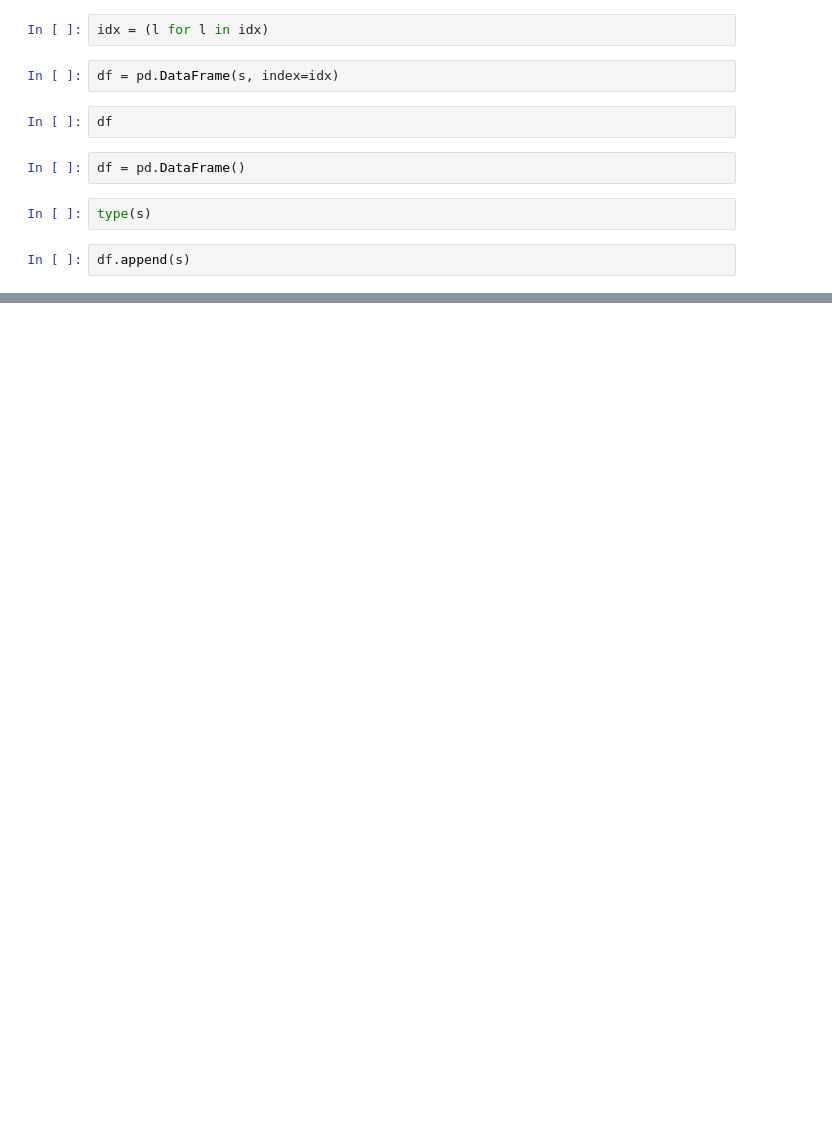
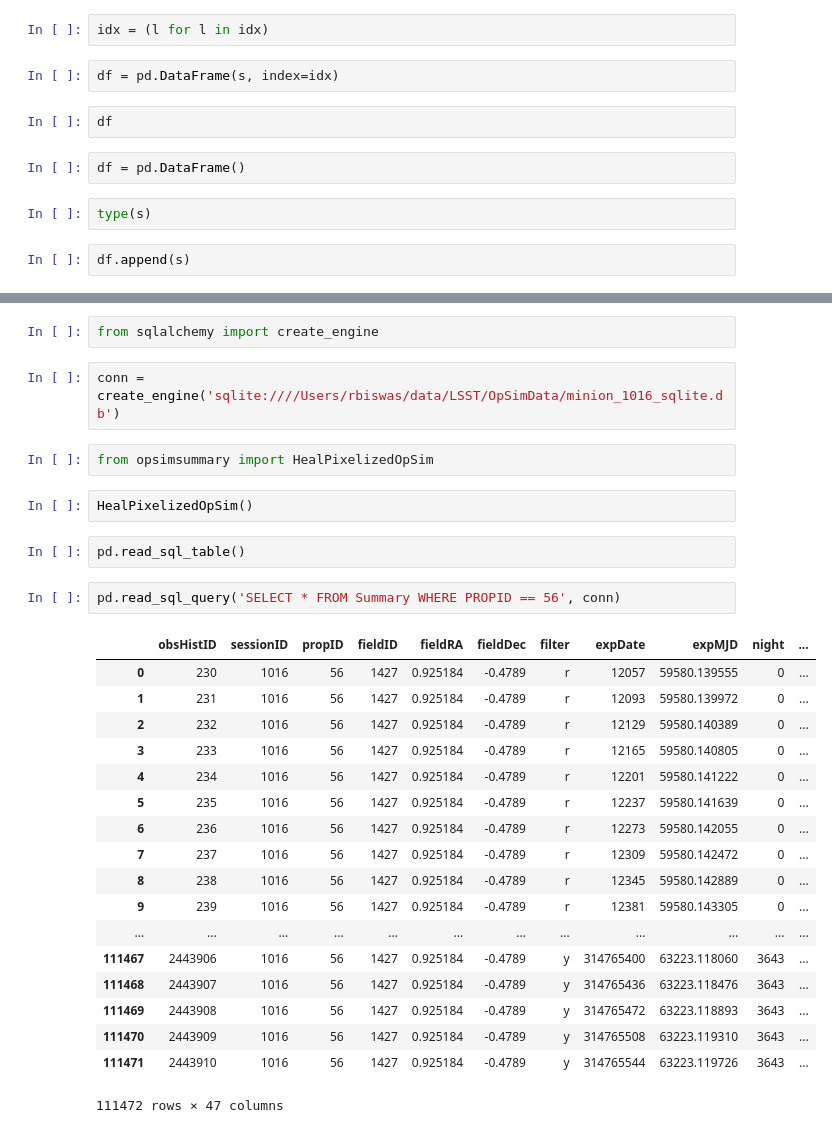
Before and after one commit to rbiswas4/SimPRVO, a Jupyter notebook: examples/Demo_BasicSimulations.ipynb, the cells around one changed output, grey strips where cells are left out. Saved outputs shown, nothing was run; the diff lists cells and outputs as text; blank space fills up the shorter version.

```diff
--- a/examples/Demo_BasicSimulations.ipynb
+++ b/examples/Demo_BasicSimulations.ipynb
@@ -651,0 +883,31 @@ df.append(s)
+# %%
+from sqlalchemy import create_engine
+# %%
+conn = create_engine('sqlite:////Users/rbiswas/data/LSST/OpSimData/minion_1016_sqlite.db')
+# %%
+from opsimsummary import HealPixelizedOpSim
+# %%
+HealPixelizedOpSim()
+# %%
+pd.read_sql_table()
+# %%
+pd.read_sql_query('SELECT * FROM Summary WHERE PROPID == 56', conn)
+# %% [output]
+|  | obsHistID | sessionID | propID | fieldID | fieldRA | fieldDec | filter | expDate | expMJD | night | ... |
+| 0 | 230 | 1016 | 56 | 1427 | 0.925184 | -0.4789 | r | 12057 | 59580.139555 | 0 | ... |
+| 1 | 231 | 1016 | 56 | 1427 | 0.925184 | -0.4789 | r | 12093 | 59580.139972 | 0 | ... |
+| 2 | 232 | 1016 | 56 | 1427 | 0.925184 | -0.4789 | r | 12129 | 59580.140389 | 0 | ... |
+| 3 | 233 | 1016 | 56 | 1427 | 0.925184 | -0.4789 | r | 12165 | 59580.140805 | 0 | ... |
+| 4 | 234 | 1016 | 56 | 1427 | 0.925184 | -0.4789 | r | 12201 | 59580.141222 | 0 | ... |
+| 5 | 235 | 1016 | 56 | 1427 | 0.925184 | -0.4789 | r | 12237 | 59580.141639 | 0 | ... |
+| 6 | 236 | 1016 | 56 | 1427 | 0.925184 | -0.4789 | r | 12273 | 59580.142055 | 0 | ... |
+| 7 | 237 | 1016 | 56 | 1427 | 0.925184 | -0.4789 | r | 12309 | 59580.142472 | 0 | ... |
+| 8 | 238 | 1016 | 56 | 1427 | 0.925184 | -0.4789 | r | 12345 | 59580.142889 | 0 | ... |
+| 9 | 239 | 1016 | 56 | 1427 | 0.925184 | -0.4789 | r | 12381 | 59580.143305 | 0 | ... |
+| ... | ... | ... | ... | ... | ... | ... | ... | ... | ... | ... | ... |
+| 111467 | 2443906 | 1016 | 56 | 1427 | 0.925184 | -0.4789 | y | 314765400 | 63223.118060 | 3643 | ... |
+| 111468 | 2443907 | 1016 | 56 | 1427 | 0.925184 | -0.4789 | y | 314765436 | 63223.118476 | 3643 | ... |
+| 111469 | 2443908 | 1016 | 56 | 1427 | 0.925184 | -0.4789 | y | 314765472 | 63223.118893 | 3643 | ... |
+| 111470 | 2443909 | 1016 | 56 | 1427 | 0.925184 | -0.4789 | y | 314765508 | 63223.119310 | 3643 | ... |
+| 111471 | 2443910 | 1016 | 56 | 1427 | 0.925184 | -0.4789 | y | 314765544 | 63223.119726 | 3643 | ... |
+111472 rows × 47 columns
```
Also changed, not shown: parts of 49 cells of this notebook, 1 other file.
